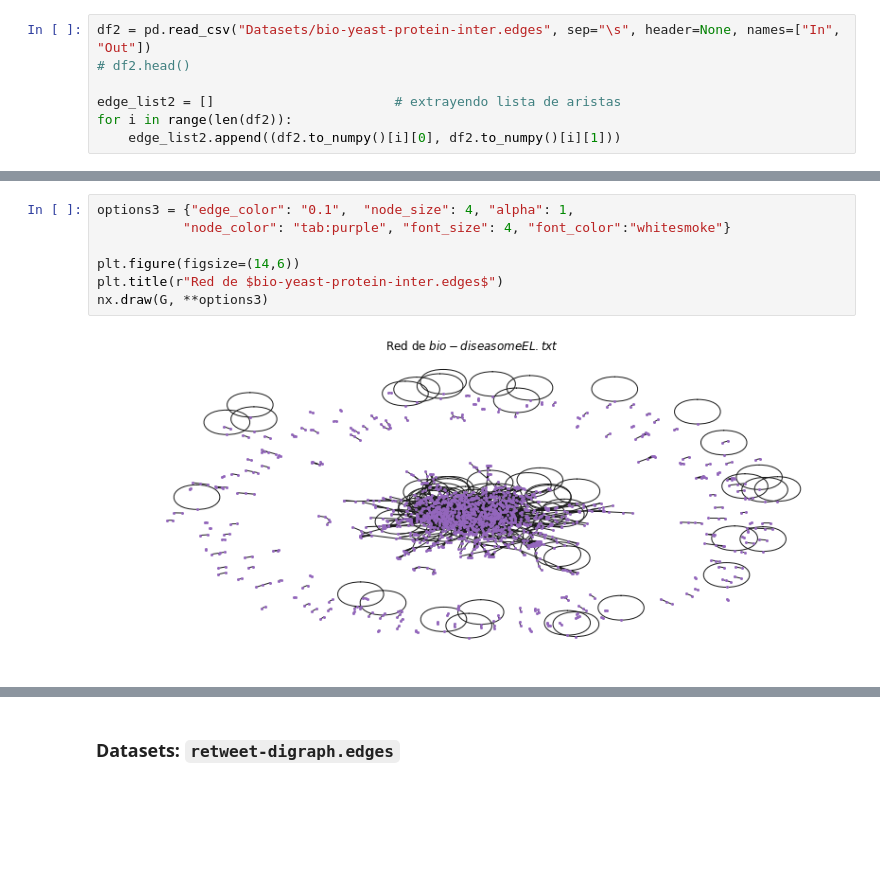
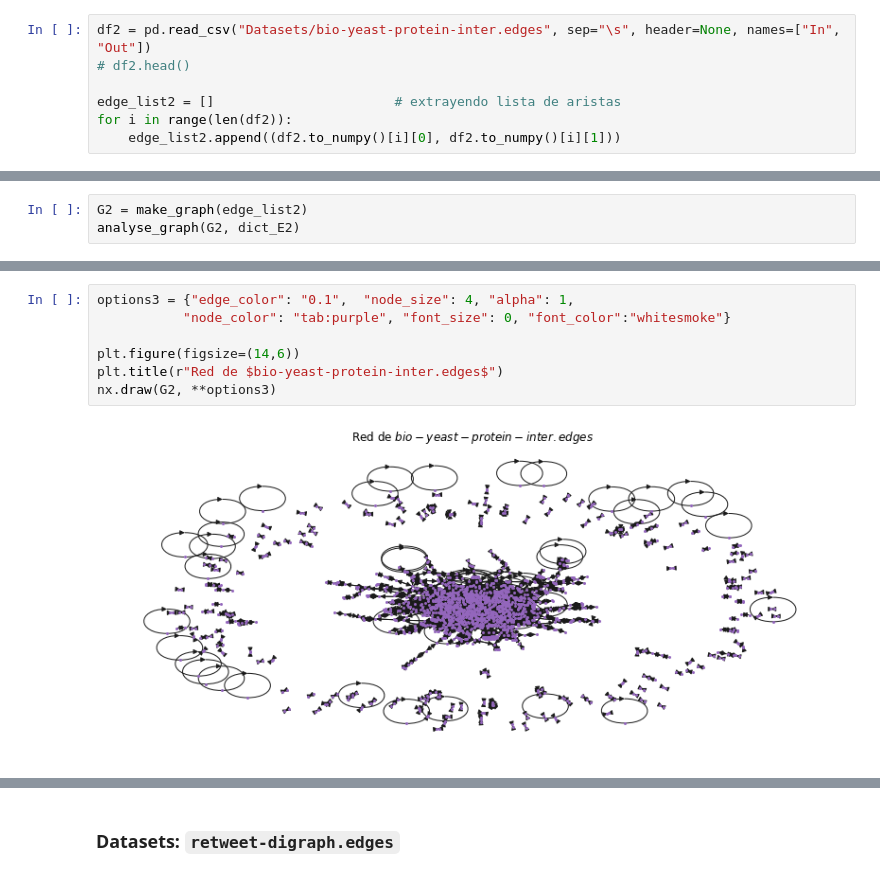
Before and after one commit to joshbrx/VoterModel_Network, a Jupyter notebook: Métricas, centralidades y manejo computacional de redes.ipynb, the cells around one changed output, grey strips where cells are left out. Cells and saved outputs as stored; diff of their text form; blank space fills up the shorter version.

```diff
--- a/Métricas, centralidades y manejo computacional de redes.ipynb
+++ b/Métricas, centralidades y manejo computacional de redes.ipynb
@@ -373,0 +469,3 @@ G.add_edges_from(edge_list2)
+# %%
+G2 = make_graph(edge_list2)
+analyse_graph(G2, dict_E2)
@@ -374,9 +485,9 @@ G.add_edges_from(edge_list2)
 # %%
 options3 = {"edge_color": "0.1",  "node_size": 4, "alpha": 1,
-           "node_color": "tab:purple", "font_size": 4, "font_color":"whitesmoke"}
+           "node_color": "tab:purple", "font_size": 0, "font_color":"whitesmoke"}
 
 plt.figure(figsize=(14,6))
 plt.title(r"Red de $bio-yeast-protein-inter.edges$")
-nx.draw(G, **options3)
+nx.draw(G2, **options3)
 # %% [output]
-[figure, old version]
+[figure, new version]
```
Also changed, not shown: parts of 29 cells of this notebook.
